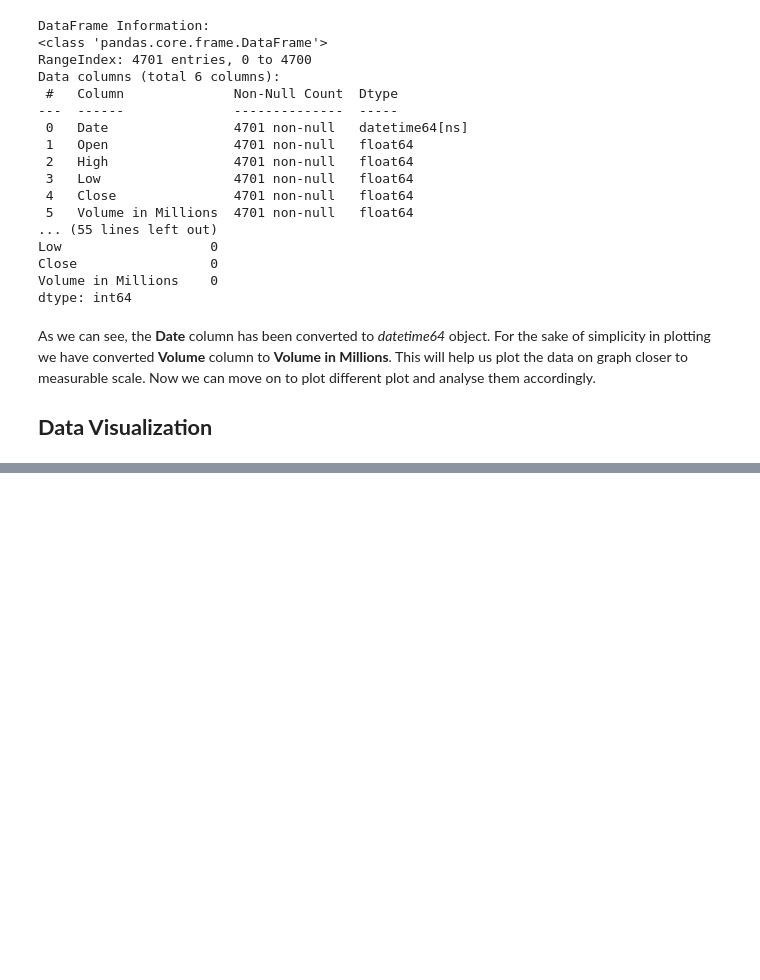
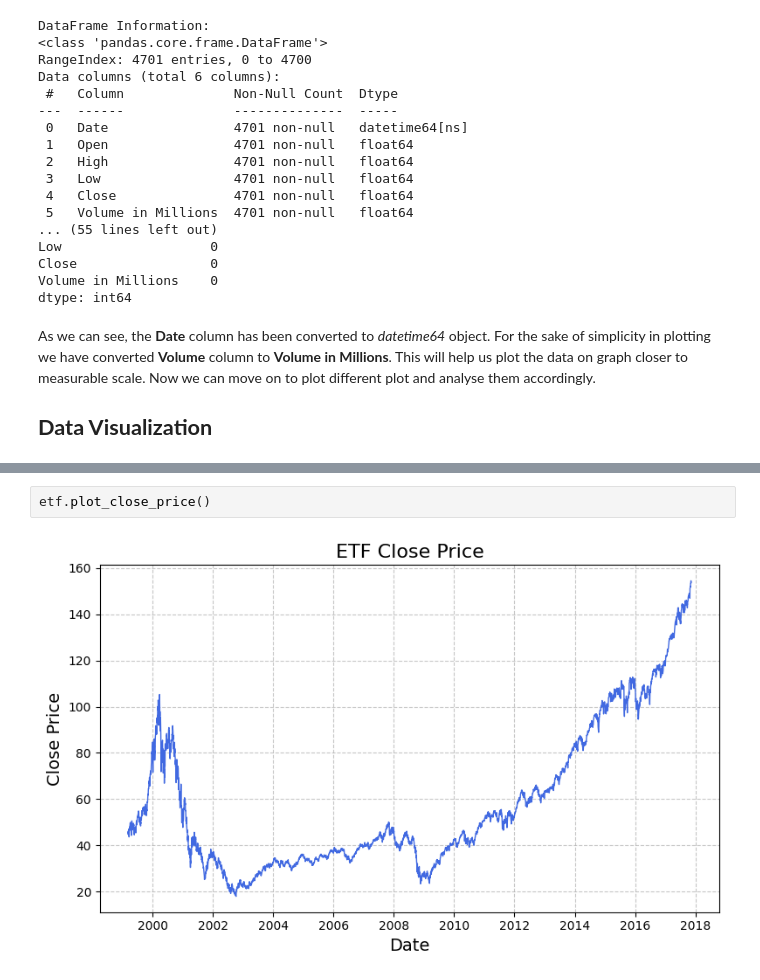
Before and after one commit to Ayush-Singh-31/Stocks-ETFs, a Jupyter notebook: ETFs.ipynb, the cells around one changed output, grey strips where cells are left out. Cells and saved outputs as stored; diff of their text form; blank space fills up the shorter version.

```diff
--- a/ETFs.ipynb
+++ b/ETFs.ipynb
@@ -225,0 +228,4 @@ As we can see, the **Date** column has been converted to *datetime64* object. Fo
+# %%
+etf.plot_close_price()
+# %% [output]
+[figure, added]
```
Also changed, not shown: parts of 5 cells of this notebook.
